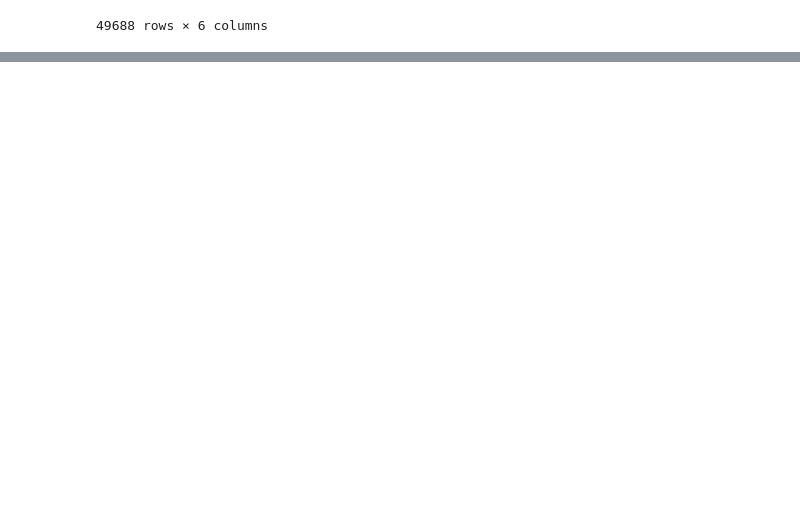
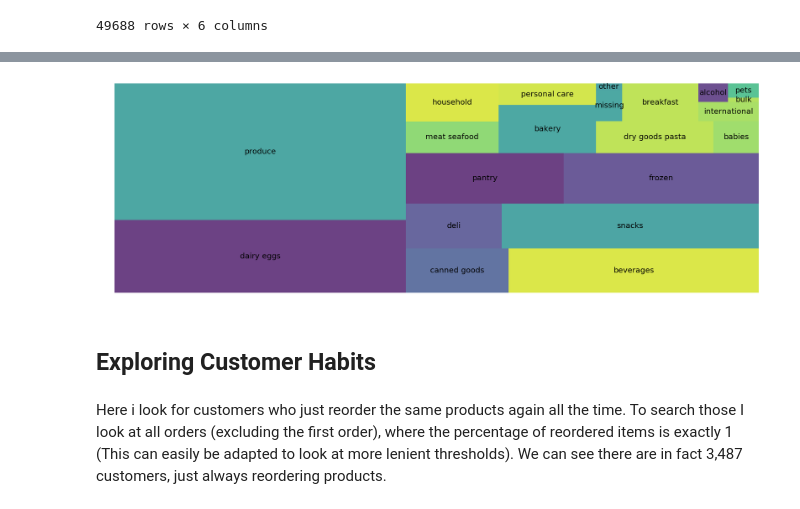
Before and after one commit to RachelPengmkt/Instacart-Market-Basket-Analysis-Exploratory-Analysis-Kaggle, a Jupyter notebook: Instacart-Market-Basket-Analysis-Exploratory-Analysis-Kaggle.ipynb, the cells around one changed output, grey strips where cells are left out. Drawn from its saved outputs; the diff is of its cells as text; code cells hidden in the pictures; blank space fills up the shorter version.

```diff
--- a/Instacart-Market-Basket-Analysis-Exploratory-Analysis-Kaggle.ipynb
+++ b/Instacart-Market-Basket-Analysis-Exploratory-Analysis-Kaggle.ipynb
@@ -1001,0 +1031,3 @@ plt.show()
+# %%
+# Merge products with aisle
+p_sold_p = pd.merge(p_sold_num, products, how='left', on='product_id', validate='1:1') # validate = '1:1' means check if merge keys are unique on both side. If not, an error will be reported
@@ -1001,0 +1050,3 @@ plt.show()
+# %%
+# Merge products with department
+p_sold_p_d = pd.merge(p_sold_p, departments, how='left', on='department_id', validate='m:1') # validate = 'm:1' means check if merge keys is unique on right side and not unique on left side. If not, an error will be reported
@@ -1001,0 +1069,5 @@ plt.show()
+# %%
+# How many products does each department sold?
+depart_sold_num = p_sold_p_d.groupby(['department'],sort=0).apply( lambda g: pd.Series({\
+    'sold_num_dept': g.sold_num.sum(),\
+    }))
@@ -1001,0 +1095,4 @@ plt.show()
+# %%
+# reset inex
+depart_sold_num=depart_sold_num.reset_index()
+depart_sold_num
@@ -1001,0 +1137,17 @@ plt.show()
+# %%
+# Draw a treemap
+fig = plt.gcf()
+fig.set_size_inches(30, 10) # adjust figure size
+
+#plt.rc('font', size=18) # plt.rc can also adjust the font size
+
+squarify.plot(sizes=depart_sold_num['sold_num_dept'], label=depart_sold_num['department'], alpha=.8, bar_kwargs={'alpha':.7}, text_kwargs={'fontsize':20})
+                                                                    # text_kwargs={'fontsize':15} adjusts font size
+plt.axis('off')
+plt.show()
+# %% [output]
+[figure, added]
+# %% [markdown]
+## Exploring Customer Habits
+# %% [markdown]
+Here i look for customers who just reorder the same products again all the time. To search those I look at all orders (excluding the first order), where the percentage of reordered items is exactly 1 (This can easily be adapted to look at more lenient thresholds). We can see there are in fact 3,487 customers, just always reordering products.
```
Also changed, not shown: parts of 16 cells of this notebook.
